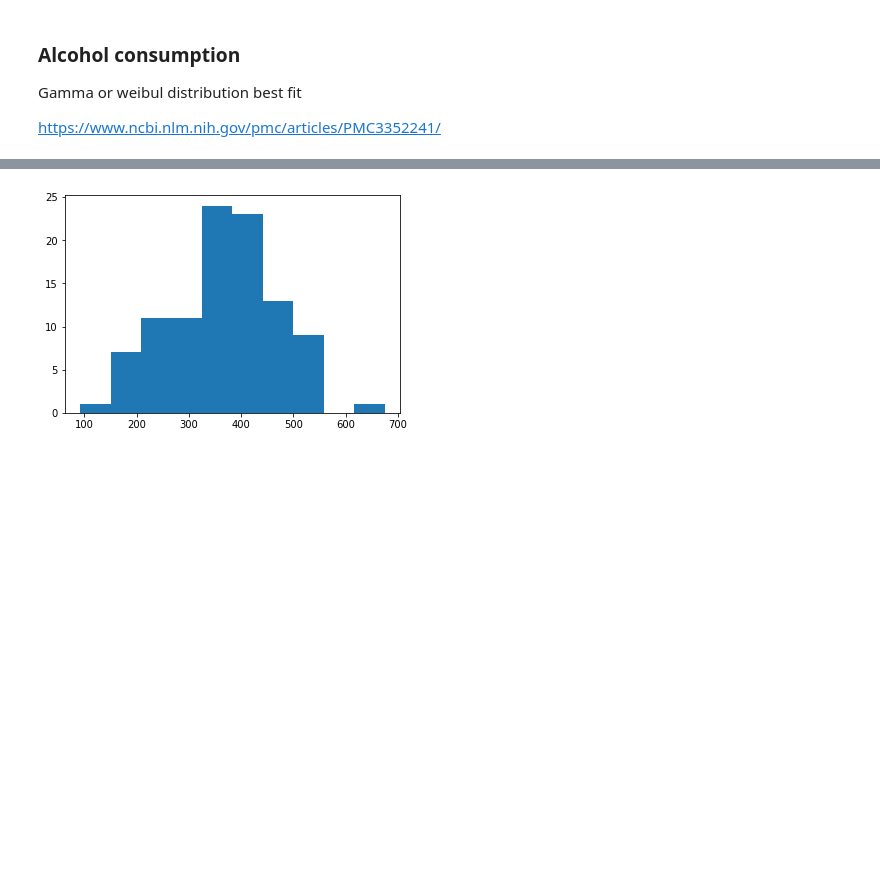
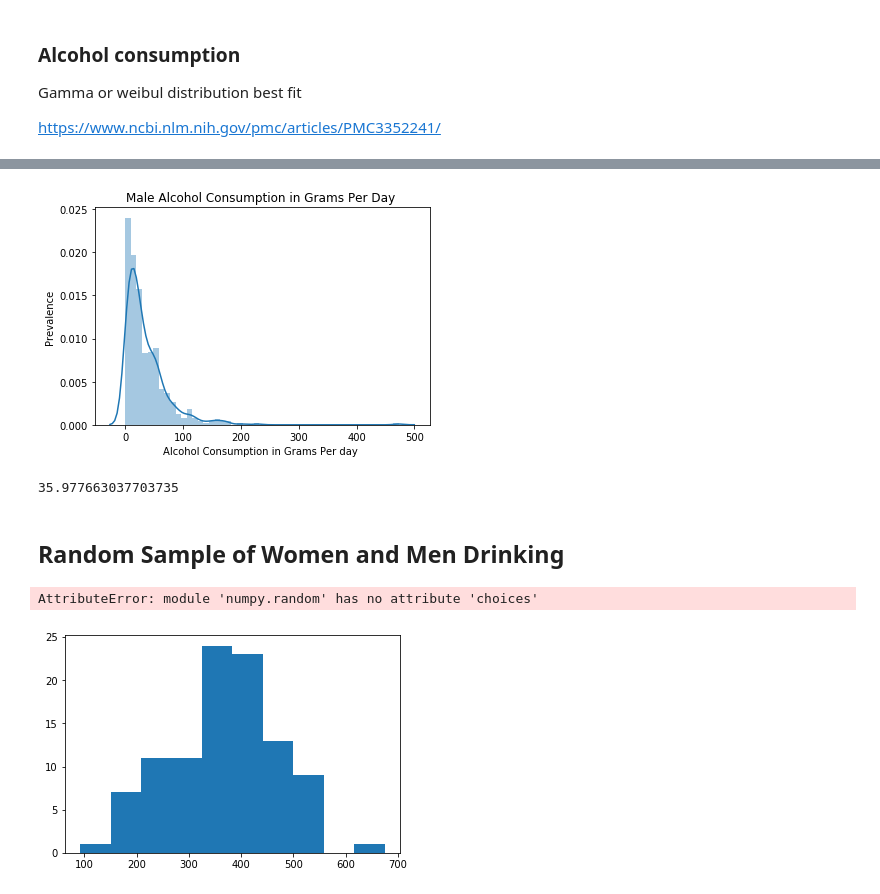
Before and after one commit to dermotkel/programming-project, a Jupyter notebook: Programming Project.ipynb, the cells around one changed output, grey strips where cells are left out. Cells and saved outputs as stored; diff of their text form; code cells hidden in the pictures; blank space fills up the shorter version.

```diff
--- a/Programming Project.ipynb
+++ b/Programming Project.ipynb
@@ -50,3 +92,25 @@ AttributeError: 'numpy.ndarray' object has no attribute 'columns'
+# %%
+malc = np.random.gamma(0.98, 38.57, 500)
+# %%
+sns.distplot(malc)
+plt.title('Male Alcohol Consumption in Grams Per Day ')
+plt.xlabel('Alcohol Consumption in Grams Per day ')
+plt.ylabel('Prevalence')
+plt.show()
+malc.mean()
+# %% [output]
+[figure, added]
+35.977663037703735
+# %% [markdown]
+## Random Sample of Women and Men Drinking
+# %%
+falcsamp = []
+for x in range(500):
+    falcsamp.append(np.mean(np.random.choices(falc,k=50)))
+plt.hist(falcsamp)
+plt.show()
+# %% [output]
+AttributeError: module 'numpy.random' has no attribute 'choices'
 # %%
 
 
```
Also changed, not shown: parts of 14 cells of this notebook.
